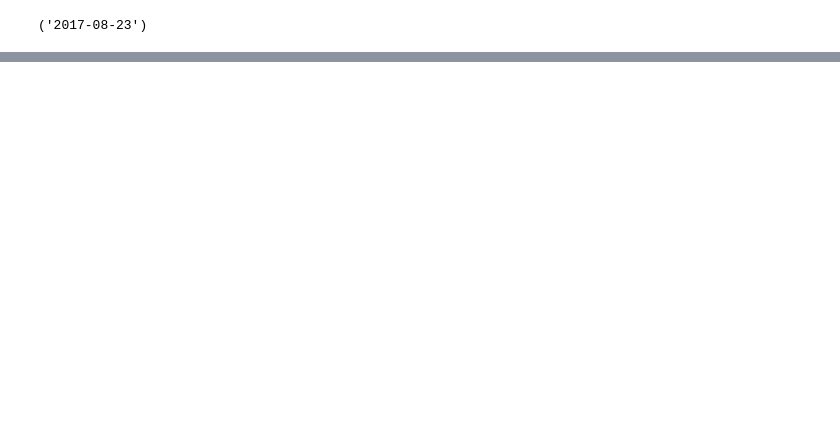
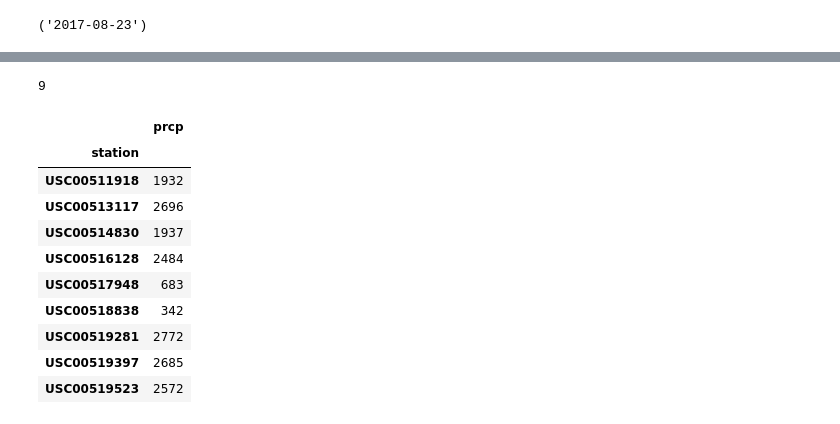
Before and after one commit to mel-c-lowe/SQLAlchemy_Challenge, a Jupyter notebook: SQL_Alchemy_Homework.ipynb, the cells around one changed output, grey strips where cells are left out. Saved outputs shown, nothing was run; the diff lists cells and outputs as text; code cells hidden in the pictures; blank space fills up the shorter version.

```diff
--- a/SQL_Alchemy_Homework.ipynb
+++ b/SQL_Alchemy_Homework.ipynb
@@ -79,0 +138,24 @@ working_data
+# %%
+# How many stations are there?
+station_id = session.query(Station.station).count()
+station_id
+# %% [output]
+9
+# %%
+# Station Activity
+
+station_count = session.query(Measurement.station, Measurement.prcp)
+station_count = pd.DataFrame(station_count)
+station_count.groupby('station').count()
+# %% [output]
+|  | prcp |
+| station |  |
+| USC00511918 | 1932 |
+| USC00513117 | 2696 |
+| USC00514830 | 1937 |
+| USC00516128 | 2484 |
+| USC00517948 | 683 |
+| USC00518838 | 342 |
+| USC00519281 | 2772 |
+| USC00519397 | 2685 |
+| USC00519523 | 2572 |
```
Also changed, not shown: parts of 9 cells of this notebook.
